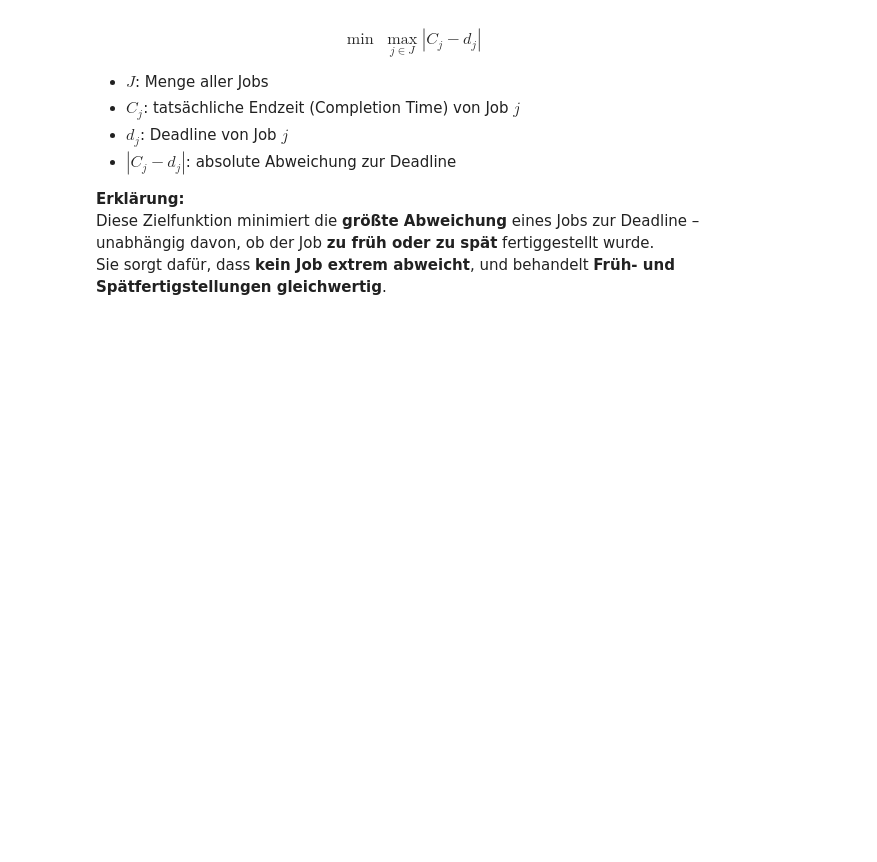
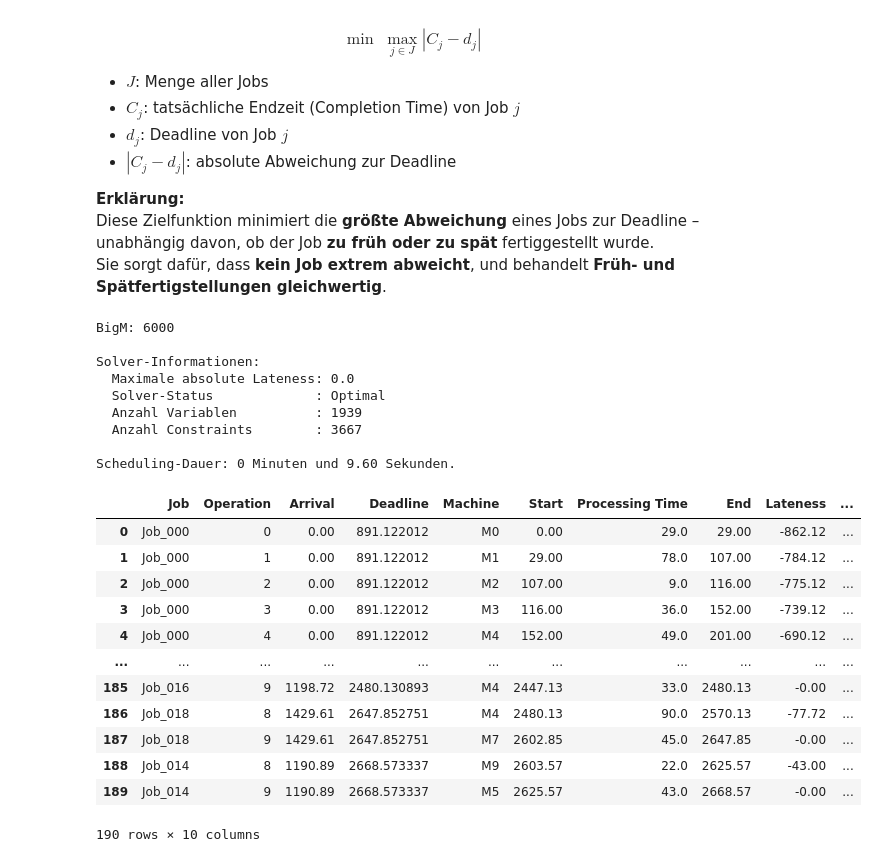
Before and after one commit to konrad-adamski/HTWD_JobShop_Rescheduling, a Jupyter notebook: 02_Scheduling_with_Arrival_and_DueDate/03_Lateness.ipynb, the cells around one changed output. Cells and saved outputs as stored; diff of their text form; code cells hidden in the pictures; blank space fills up the shorter version.

```diff
--- a/02_Scheduling_with_Arrival_and_DueDate/03_Lateness.ipynb
+++ b/02_Scheduling_with_Arrival_and_DueDate/03_Lateness.ipynb
@@ -18,7 +18,7 @@ $$
 - $L_j = 0$: Job ist **pünktlich**
 - $L_j < 0$: Job ist **zu früh** fertig
 # %%
-max_time = 60 * 60 * 1 # 1 h
+max_time = 60 * 60 * 5 # 5 h
 # %%
 import time
 # %%
@@ -470,13 +511,36 @@ def solve_jssp_max_absolute_lateness(
 # %%
 starting_time = time.time()
 
 # Scheduling
-df_plan_max_l = ssolve_jssp_max_absolute_lateness(df_jssp, df_times, solver= "HiGHS", msg=False, timeLimit=max_time, gapRel= 0.01)
+df_plan_max_l = solve_jssp_max_absolute_lateness(df_jssp, df_times, solver= "HiGHS", msg=False, timeLimit=max_time, gapRel= 0.01)
 
 # Informationen
 ending_time = time.time()
 solver_duration = ending_time - starting_time
 print(f"\nScheduling-Dauer: {int(solver_duration // 60)} Minuten und {(solver_duration % 60):.2f} Sekunden.")
 df_plan_max_l
+# %% [output]
+BigM: 6000
+
+Solver-Informationen:
+  Maximale absolute Lateness: 0.0
+  Solver-Status             : Optimal
+  Anzahl Variablen          : 1939
+  Anzahl Constraints        : 3667
+
+Scheduling-Dauer: 0 Minuten und 9.60 Sekunden.
+|  | Job | Operation | Arrival | Deadline | Machine | Start | Processing Time | End | Lateness | ... |
+| 0 | Job_000 | 0 | 0.00 | 891.122012 | M0 | 0.00 | 29.0 | 29.00 | -862.12 | ... |
+| 1 | Job_000 | 1 | 0.00 | 891.122012 | M1 | 29.00 | 78.0 | 107.00 | -784.12 | ... |
+| 2 | Job_000 | 2 | 0.00 | 891.122012 | M2 | 107.00 | 9.0 | 116.00 | -775.12 | ... |
+| 3 | Job_000 | 3 | 0.00 | 891.122012 | M3 | 116.00 | 36.0 | 152.00 | -739.12 | ... |
+| 4 | Job_000 | 4 | 0.00 | 891.122012 | M4 | 152.00 | 49.0 | 201.00 | -690.12 | ... |
+| ... | ... | ... | ... | ... | ... | ... | ... | ... | ... | ... |
+| 185 | Job_016 | 9 | 1198.72 | 2480.130893 | M4 | 2447.13 | 33.0 | 2480.13 | -0.00 | ... |
+| 186 | Job_018 | 8 | 1429.61 | 2647.852751 | M4 | 2480.13 | 90.0 | 2570.13 | -77.72 | ... |
+| 187 | Job_018 | 9 | 1429.61 | 2647.852751 | M7 | 2602.85 | 45.0 | 2647.85 | -0.00 | ... |
+| 188 | Job_014 | 8 | 1190.89 | 2668.573337 | M9 | 2603.57 | 22.0 | 2625.57 | -43.00 | ... |
+| 189 | Job_014 | 9 | 1190.89 | 2668.573337 | M5 | 2625.57 | 43.0 | 2668.57 | -0.00 | ... |
+190 rows × 10 columns
 # %%
 show.count_column_grouped(df_plan_max_l, 'Absolute Lateness')
```
Also changed, not shown: parts of 8 cells of this notebook, 1 other file.
